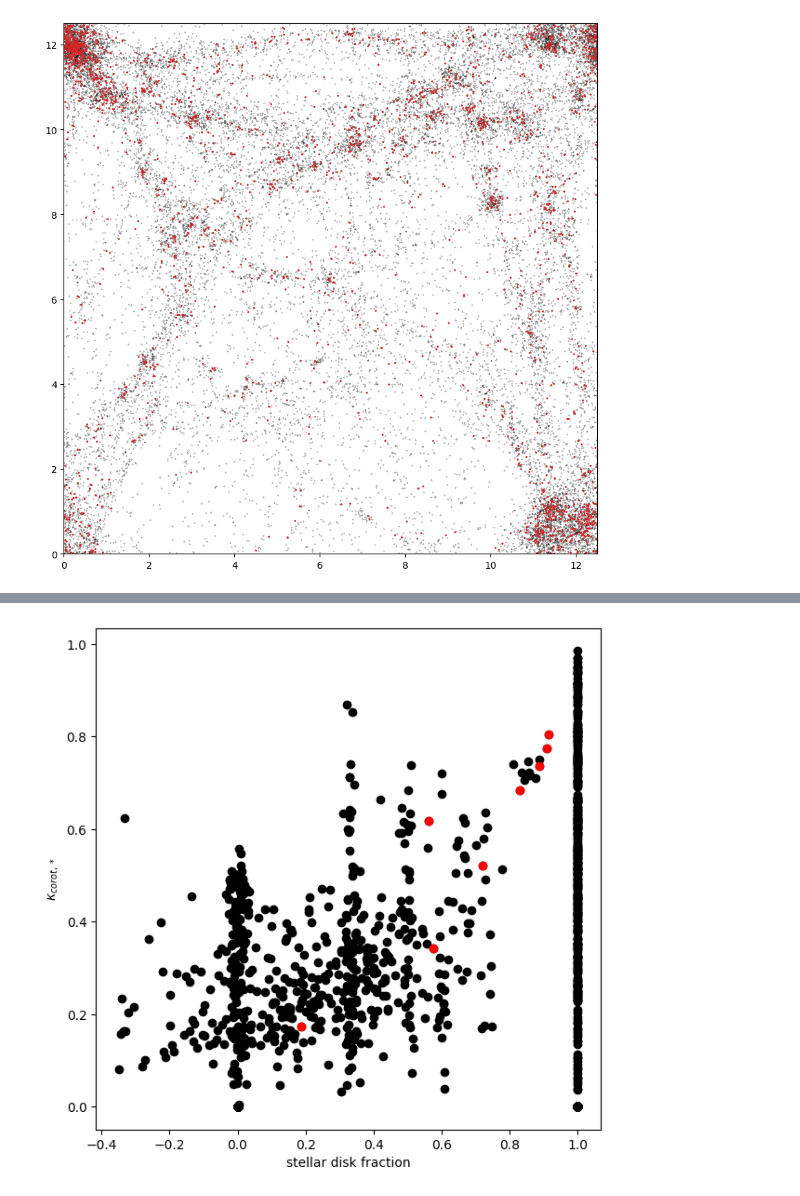
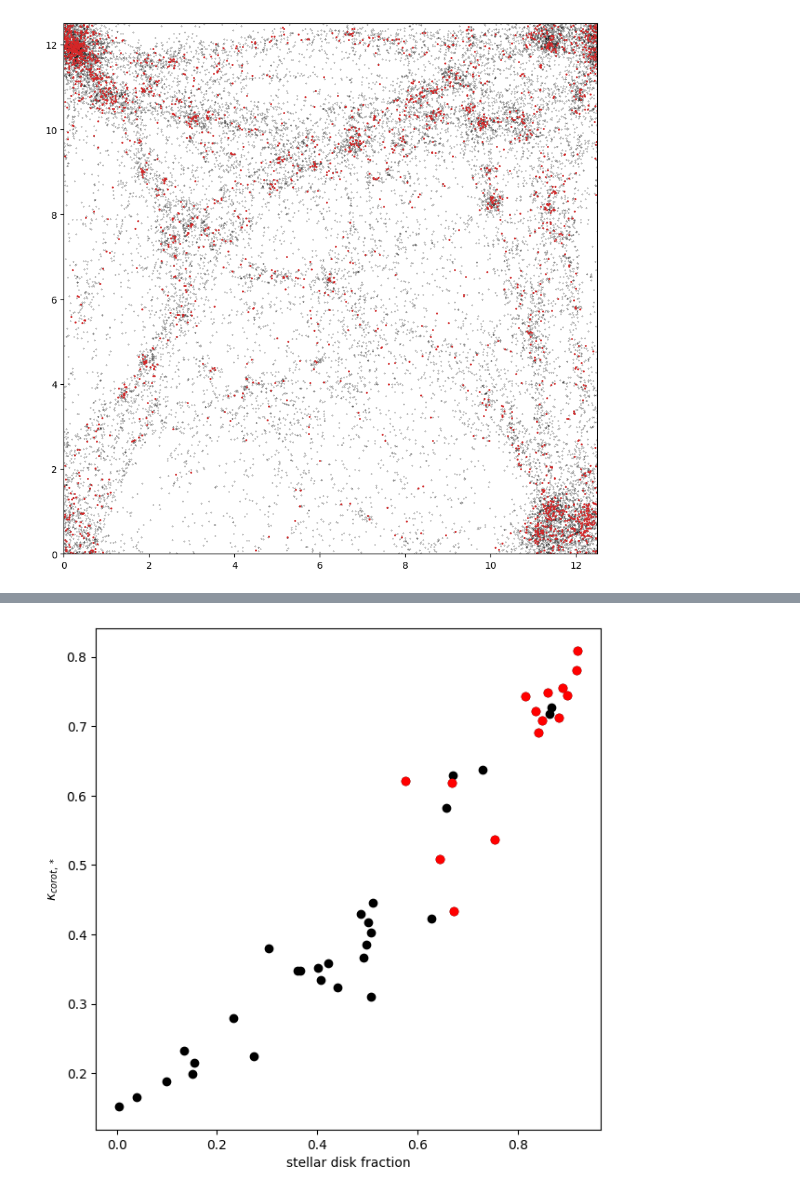
Before and after one commit to jgmcgregor/colibre_dispersions, a Jupyter notebook: selection_functions.ipynb, the cells around one changed output, grey strips where cells are left out. Drawn from its saved outputs; the diff is of its cells as text; code cells hidden in the pictures.

Commit message:
selection python script added

```diff
--- a/selection_functions.ipynb
+++ b/selection_functions.ipynb
@@ -89,10 +117,10 @@ plt.show()
 # %% [output]
 [figure]
 # %%
-# based on Popesso+23, as described in Rizzo+24
+# based on Popesso+23
 SFMS_masses = np.logspace(8.5,11.5,100) * unyt.Msun
 m = np.log10(SFMS_masses/unyt.Msun) + 0.025
-t = time/unyt.Gyr
-MSMZ = (-0.034*t+4.722)*m - 0.1925*m**2 + (0.2*t-26.16)
+tdim = t/unyt.Gyr
+MSMZ = (-0.034*tdim+4.722)*m - 0.1925*m**2 + (0.2*tdim-26.16)
 SFMS_SFRs = 10**MSMZ * (unyt.Msun/unyt.yr)
 # %%
@@ -143,0 +139,36 @@ with unyt.matplotlib_support:
+# %%
+unyt.matplotlib_support.label_style = '[]'
+with unyt.matplotlib_support:
+
+    fig,(ax1,ax2,ax3) = plt.subplots(1,3,figsize=(18,6))
+
+    ax1.scatter(Mstar,SFR, xunits='Msun',yunits='Msun/Gyr',c='k')
+    ax1.scatter(Mstar[selection],SFR[selection], xunits='Msun',yunits='Msun/Gyr',c='r')
+    ax1.plot(SFMS_masses,SFMS_SFRs,'k')
+    ax1.plot(SFMS_masses,SFMS_SFRs*10**dMScut,'r--')
+    ax1.vlines(x=masscut,ymin=min(SFR),ymax=10*max(SFR),colors='r',linestyles='--')
+    ax1.set_xscale('log')
+    ax1.set_xlim(1e6,3e11)
+    ax1.set_yscale('log')
+    ax1.set_ylim(1e5,1e10)
+
+    ax2.scatter(Mstar[softselection],kappa_corot[softselection], xunits='Msun',c='k')
+    ax2.scatter(Mstar[selection],kappa_corot[selection], xunits='Msun',c='r')
+    ax2.vlines(x=masscut,ymin=min(kappa_corot),ymax=max(kappa_corot),colors='r',linestyles='--')
+    ax2.hlines(y=kappacut,xmin=min(Mstar),xmax=10*max(Mstar),colors='r',linestyles='--')
+    ax2.set_xscale('log')
+    ax2.set_xlim(1e6,3e11)
+    ax2.set_ylabel(r'$\kappa_{corot,*}$')
+    ax2.set_ylim(0,0.8)
+    ax2.set_title('z='+str(z_short))
+
+    ax3.scatter(deltaMS[softselection],kappa_corot[softselection],c='k')
+    ax3.scatter(deltaMS[selection],kappa_corot[selection],c='r')
+    ax3.hlines(y=kappacut,xmin=-2.5,xmax=1,colors='r',linestyles='--')
+    ax3.vlines(x=dMScut,ymin=0,ymax=1,colors='r',linestyles='--')
+    ax3.set_xlabel(r'$\Delta$MS [dex]')
+    ax3.set_xlim(-2.5,1)
+    ax3.set_ylabel(r'$\kappa_{corot,*}$')
+    ax3.set_ylim(0,0.8)
+
+    plt.show()
@@ -157,13 +190,13 @@ with unyt.matplotlib_support:
 # %%
 with unyt.matplotlib_support:
 
     fig,ax = plt.subplots(figsize=(7,7))
 
-    ax.scatter(disk_fraction, kappa_corot,c='k')
+    ax.scatter(disk_fraction[softselection], kappa_corot[softselection], c='k')
     ax.scatter(disk_fraction[selection], kappa_corot[selection], c='r')
     ax.set_xlabel('stellar disk fraction')
     ax.set_ylabel(r'$\kappa_{corot,*}$')
 
     plt.show()
 # %% [output]
-[figure, old version]
+[figure, new version]
```
Also changed, not shown: parts of 10 cells of this notebook, 2 other files.
